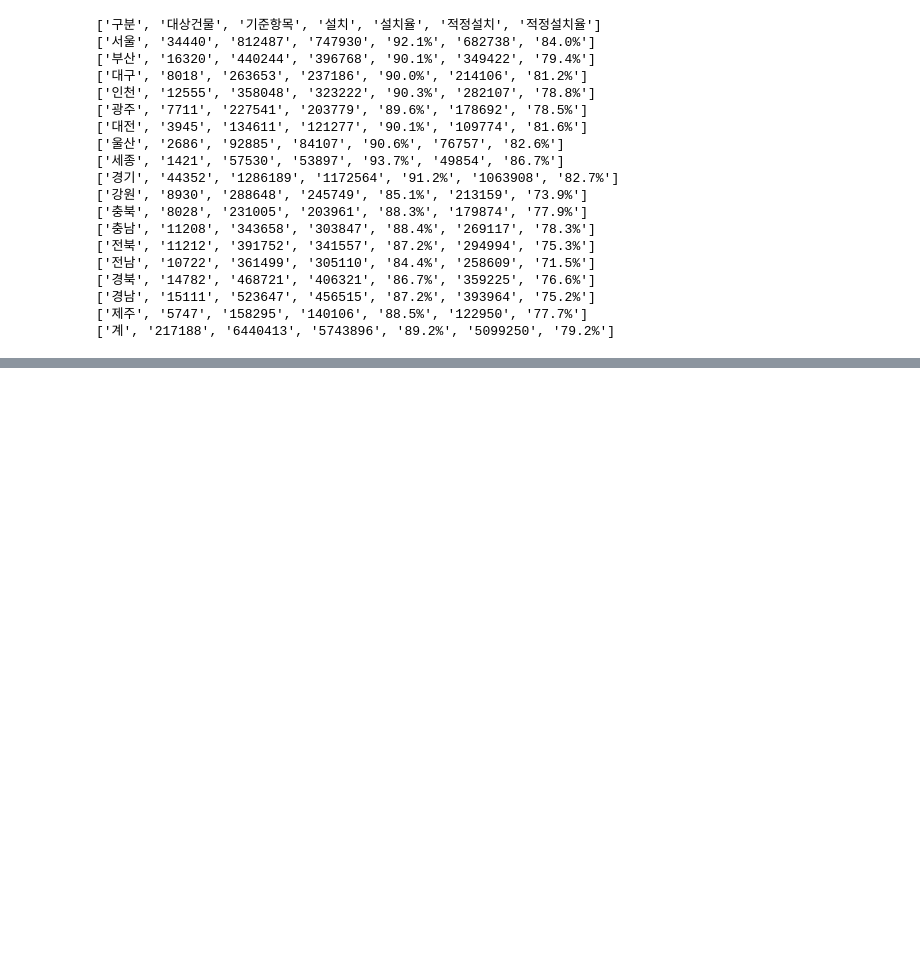
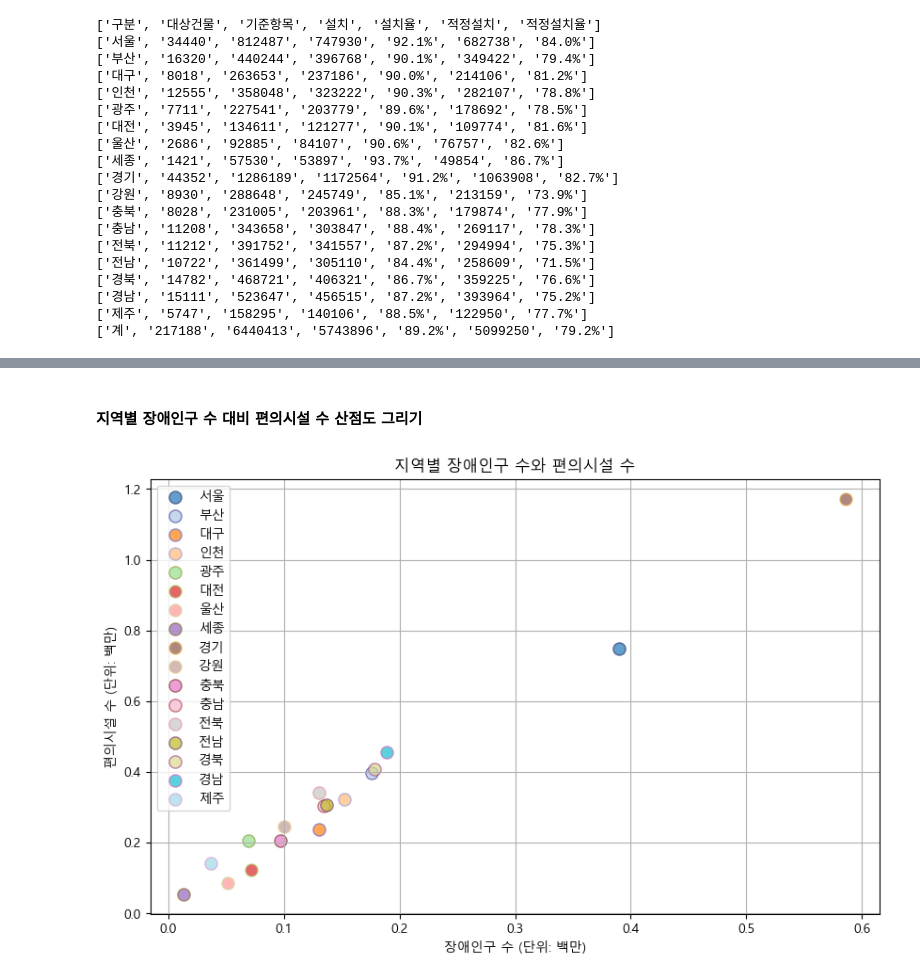
Before and after one commit to sjunc/2024-DA-Team, a Jupyter notebook: 분석 파일/kbs-kbs-DA.ipynb, the cells around one changed output, grey strips where cells are left out. Saved outputs shown, nothing was run; the diff lists cells and outputs as text; code cells hidden in the pictures; blank space fills up the shorter version.

```diff
--- a/분석 파일/kbs-kbs-DA.ipynb
+++ b/분석 파일/kbs-kbs-DA.ipynb
@@ -37,0 +88,10 @@ with open('../데이터/2018_2023_시도별_장애인_편의시설_설치현황.
+# %%
+pwd_2023 = []
+
+with open('../데이터/2023_장애유형별_시도별_등록장애인_수_20241130123153.csv', 'r', encoding='utf-8') as f:
+    data = csv.reader(f)
+
+    for row in data:
+        row_2023 = row[1:3]
+        pwd_2023.append(row_2023)
+        print(row_2023)
@@ -37,0 +118,24 @@ with open('../데이터/2018_2023_시도별_장애인_편의시설_설치현황.
+# %% [markdown]
+#### 지역별 장애인구 수 대비 편의시설 수 산점도 그리기
+# %%
+regions = [row[0] for row in inst_status_pwd_2023[1:-1]]
+installations = [int(row[3]) / 1e6 for row in inst_status_pwd_2023[1:-1]]
+population = [int(row[1]) / 1e6 for row in pwd_2023[2:]]
+
+# 색상 지정
+face_colors = plt.cm.tab20(np.linspace(0, 1, len(regions)))
+edge_colors = plt.cm.tab20b(np.linspace(0, 1, len(regions)))
+
+# 산점도 그리기
+plt.figure(figsize=(10, 6))
+for i, region in enumerate(regions):
+    plt.scatter(population[i], installations[i], color=face_colors[i], edgecolors=edge_colors[i], label=region, alpha=0.7, s=90)
+
+plt.xlabel('장애인구 수 (단위: 백만)')
+plt.ylabel('편의시설 수 (단위: 백만)')
+plt.title('지역별 장애인구 수와 편의시설 수')
+plt.legend()
+plt.grid(True)
+plt.show()
+# %% [output]
+[figure, added]
```
Also changed, not shown: parts of 17 cells of this notebook.
